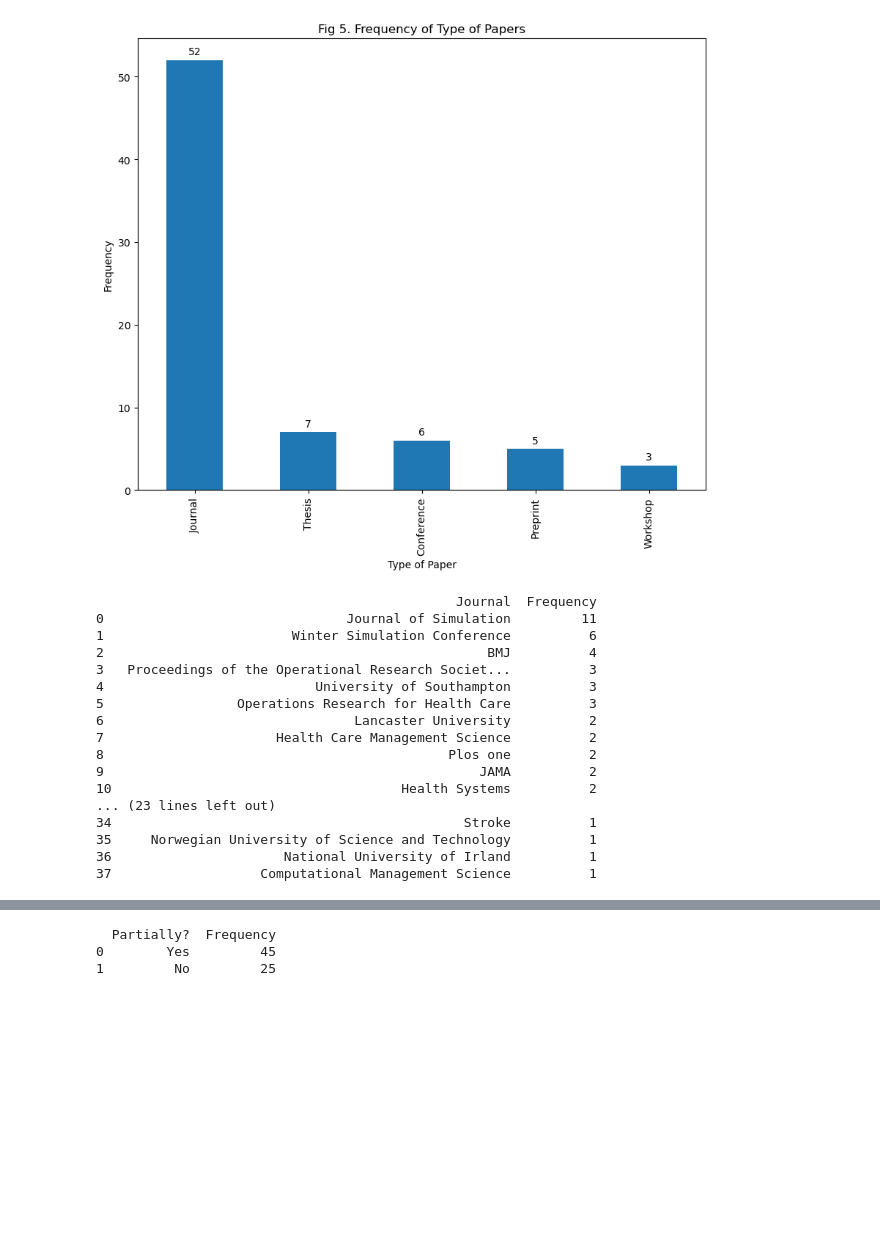
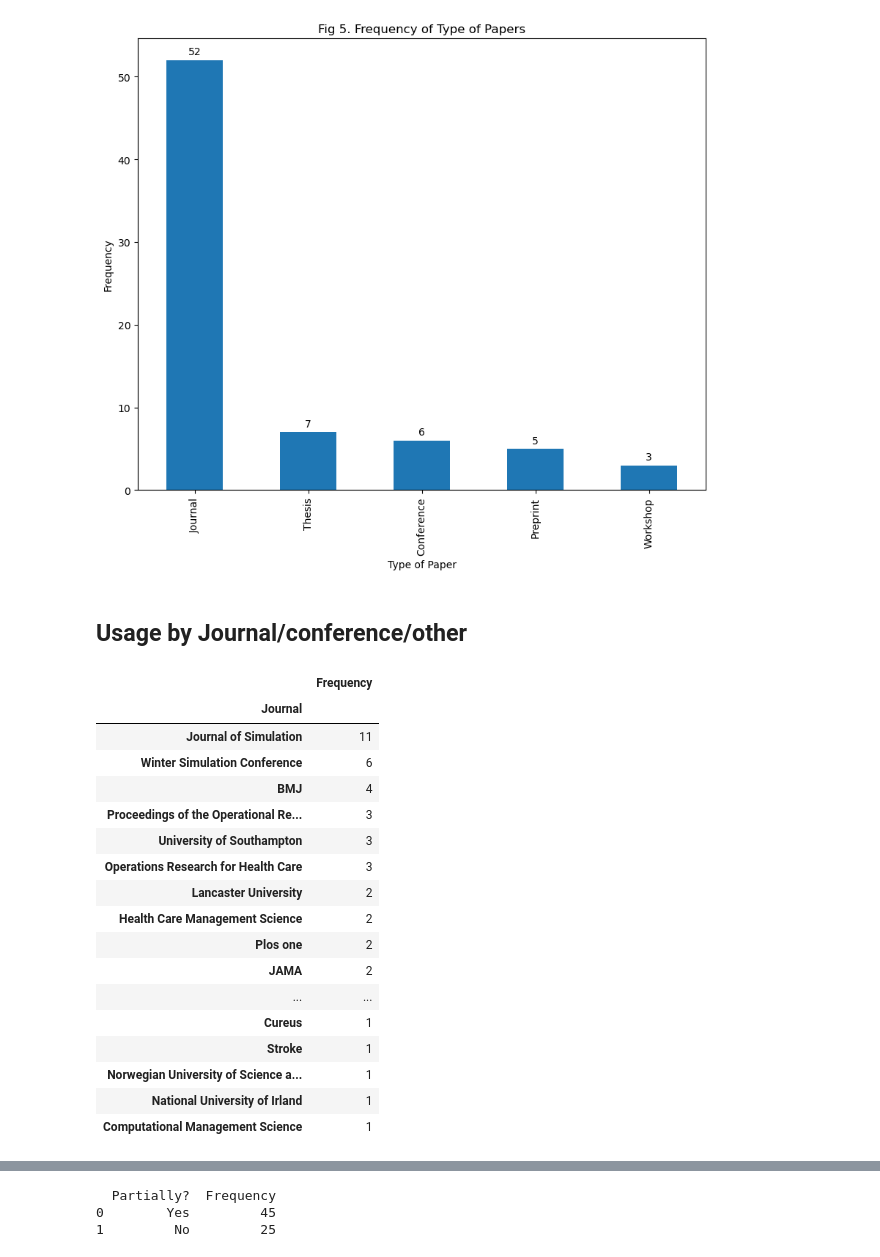
Before and after one commit to pythonhealthdatascience/stress_update, a Jupyter notebook: quarto_site/analysis.ipynb, the cells around one changed output, grey strips where cells are left out. Drawn from its saved outputs; the diff is of its cells as text; code cells hidden in the pictures; blank space fills up the shorter version.

```diff
--- a/quarto_site/analysis.ipynb
+++ b/quarto_site/analysis.ipynb
@@ -24,0 +18,3 @@ df.describe()
+# %%
+# drop redundant index column
+df = df.drop(labels=['Unnamed: 0'], axis=1)
@@ -149,31 +183,34 @@ PTB.bar_label(PTB.containers[0], label_type='edge', padding=3)
 plt.show()
 # %% [output]
 [figure]
+# %% [markdown]
+## Usage by Journal/conference/other
 # %%
-## Frequency of journals that STRESS papers have been published in them.
-
 Journal_freq = USED_STRESS['Journal'].value_counts()
 
 Journal_freq = Journal_freq.reset_index()
 Journal_freq.columns = ['Journal', 'Frequency']
 
+Journal_freq.set_index(["Journal"], inplace=True)
+
 # Print the resulting DataFrame
-print(Journal_freq)
+Journal_freq
 # %% [output]
-                                              Journal  Frequency
-0                               Journal of Simulation         11
-1                        Winter Simulation Conference          6
-2                                                 BMJ          4
-3   Proceedings of the Operational Research Societ...          3
-4                           University of Southampton          3
-5                 Operations Research for Health Care          3
-6                                Lancaster University          2
-7                      Health Care Management Science          2
-8                                            Plos one          2
-9                                                JAMA          2
-10                                     Health Systems          2
-... (23 lines left out)
-34                                             Stroke          1
-35     Norwegian University of Science and Technology          1
-36                      National University of Irland          1
-37                   Computational Management Science          1
+|  | Frequency |
+| Journal |  |
+| Journal of Simulation | 11 |
+| Winter Simulation Conference | 6 |
+| BMJ | 4 |
+| Proceedings of the Operational Re... | 3 |
+| University of Southampton | 3 |
+| Operations Research for Health Care | 3 |
+| Lancaster University | 2 |
+| Health Care Management Science | 2 |
+| Plos one | 2 |
+| JAMA | 2 |
+| ... | ... |
+| Cureus | 1 |
+| Stroke | 1 |
+| Norwegian University of Science a... | 1 |
+| National University of Irland | 1 |
+| Computational Management Science | 1 |
```
Also changed, not shown: parts of 31 cells of this notebook.
